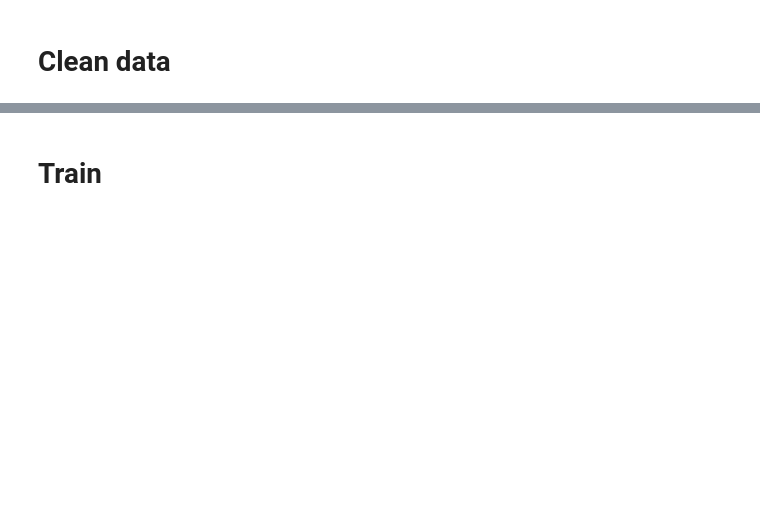
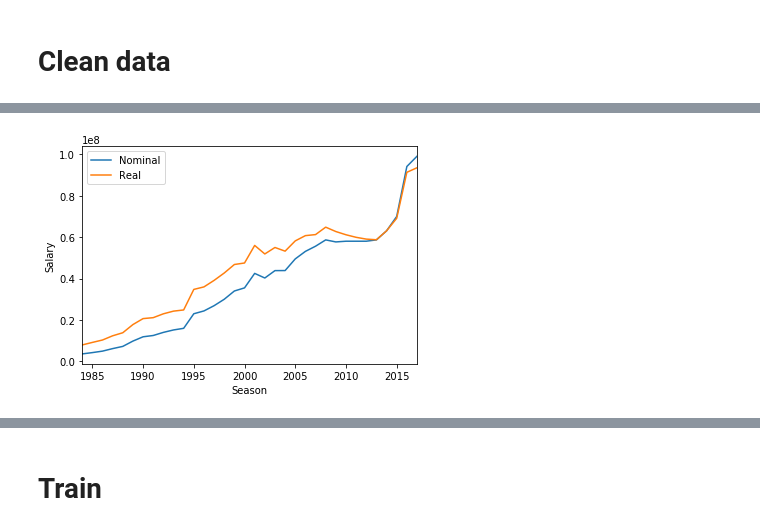
Before and after one commit to dcleung/CIS520-Project, a Jupyter notebook: Notebooks/NBA_Salaries.ipynb, the cells around one changed output, grey strips where cells are left out. Saved outputs shown, nothing was run; the diff lists cells and outputs as text; code cells hidden in the pictures; blank space fills up the shorter version.

Commit message:
Analyze salaries and inflation

```diff
--- a/Notebooks/NBA_Salaries.ipynb
+++ b/Notebooks/NBA_Salaries.ipynb
@@ -7,6 +10,7 @@ NBA_salaries_df = pd.read_csv("../Data/nba_salaries_1990_to_2018.csv")
 player_data_df = pd.read_csv("../Data/player_data.csv")
 players_df = pd.read_csv("../Data/Players.csv")
 seasons_stats_df = pd.read_csv("../Data/Seasons_Stats.csv")
+salary_cap_df = pd.read_csv("../Data/salary_cap.csv")
 # %%
 # Glimpse of our data
 NBA_salaries_df.head()
@@ -49,0 +78,6 @@ seasons_stats_df.head()
+# %%
+salary_cap_df['Season'] = salary_cap_df['Season'].str.split("-").str[0].astype(int)
+salary_cap_df = salary_cap_df.set_index('Season')
+salary_cap_df = salary_cap_df[salary_cap_df.columns[0:]].replace('[\$,]', '', regex=True).astype(float)
+salary_cap_df = salary_cap_df.dropna()
+salary_cap_df
@@ -49,0 +117,7 @@ seasons_stats_df.head()
+# %%
+# Looking at the salary cap inflation over time
+lines = salary_cap_df.plot.line()
+plt.ylabel('Salary')
+plt.show()
+# %% [output]
+[figure, added]
```
Also changed, not shown: parts of 16 cells of this notebook, 1 other file.
